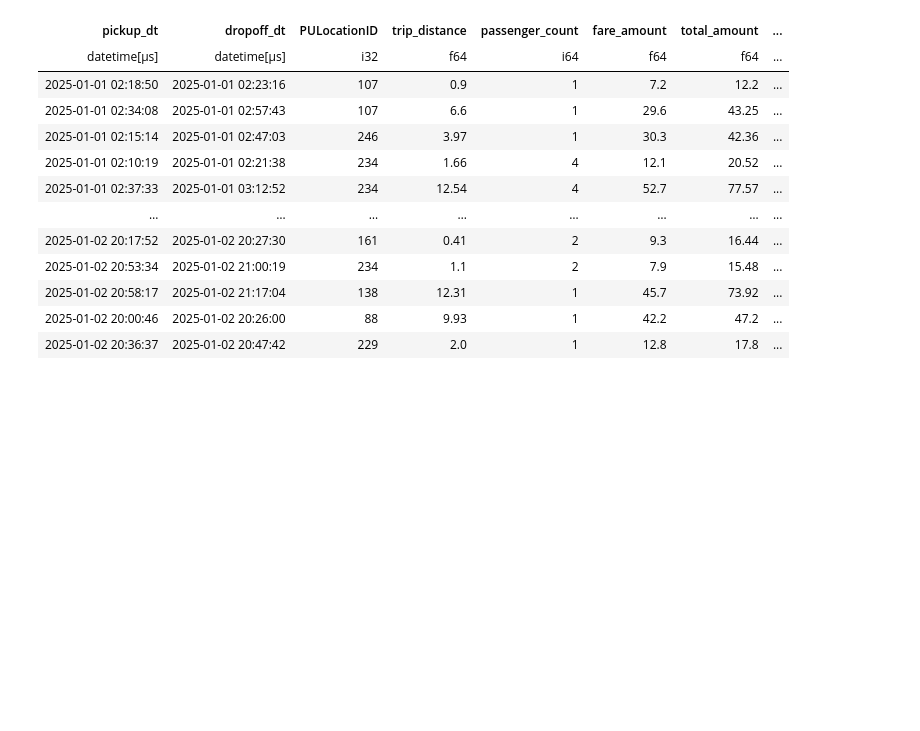
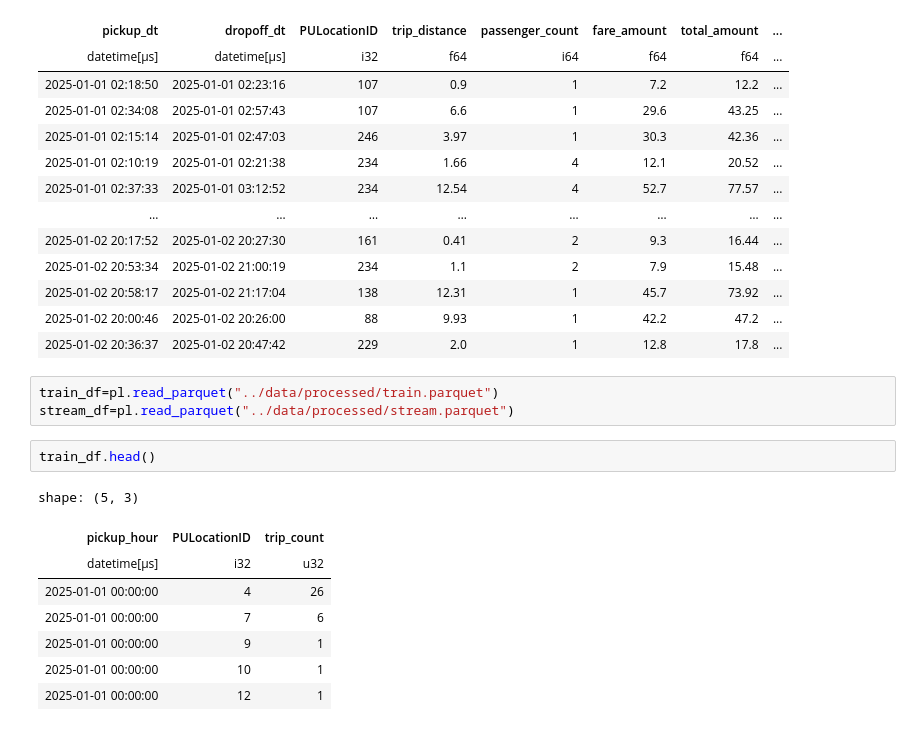
Before and after one commit to anjaneyajavvadi/Ride-Demand-Prediction-System, a Jupyter notebook: notebooks/v1.ipynb, the cells around one changed output. Drawn from its saved outputs; the diff is of its cells as text; blank space fills up the shorter version.

```diff
--- a/notebooks/v1.ipynb
+++ b/notebooks/v1.ipynb
@@ -172,3 +174,17 @@ shape: (122_010, 8)
 | 2025-01-02 20:58:17 | 2025-01-02 21:17:04 | 138 | 12.31 | 1 | 45.7 | 73.92 | ... |
 | 2025-01-02 20:00:46 | 2025-01-02 20:26:00 | 88 | 9.93 | 1 | 42.2 | 47.2 | ... |
 | 2025-01-02 20:36:37 | 2025-01-02 20:47:42 | 229 | 2.0 | 1 | 12.8 | 17.8 | ... |
+# %%
+train_df=pl.read_parquet("../data/processed/train.parquet")
+stream_df=pl.read_parquet("../data/processed/stream.parquet")
+# %%
+train_df.head()
+# %% [output]
+shape: (5, 3)
+| pickup_hour | PULocationID | trip_count |
+| datetime[μs] | i32 | u32 |
+| 2025-01-01 00:00:00 | 4 | 26 |
+| 2025-01-01 00:00:00 | 7 | 6 |
+| 2025-01-01 00:00:00 | 9 | 1 |
+| 2025-01-01 00:00:00 | 10 | 1 |
+| 2025-01-01 00:00:00 | 12 | 1 |
```
Also changed, not shown: parts of 4 cells of this notebook, 1 other file.
